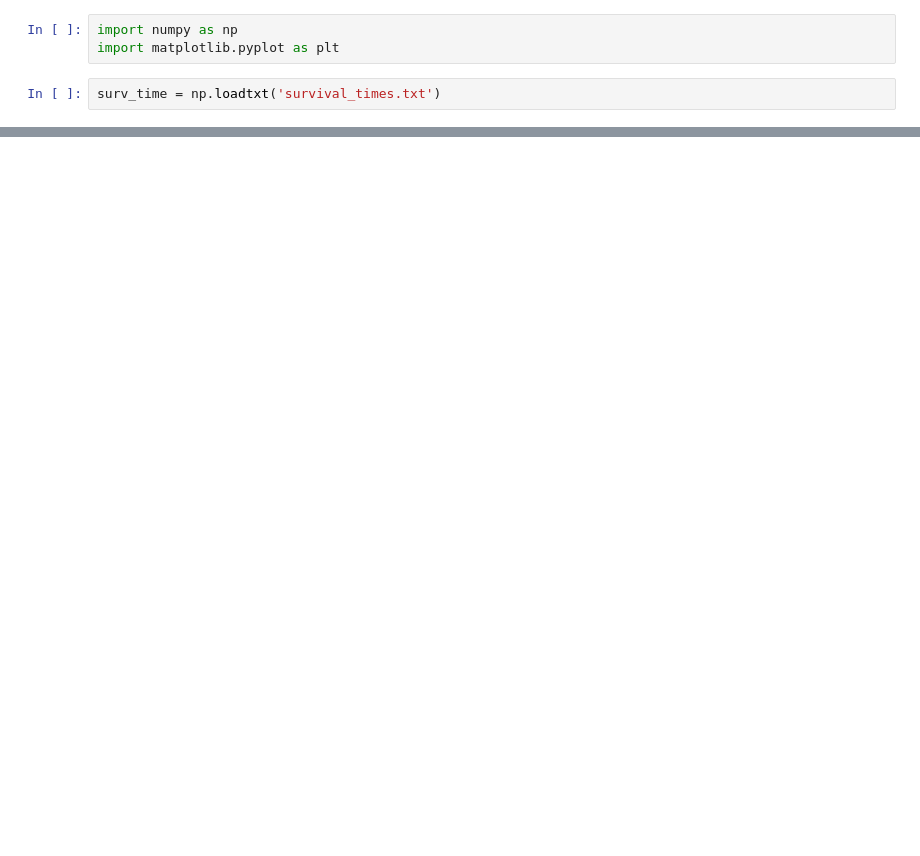
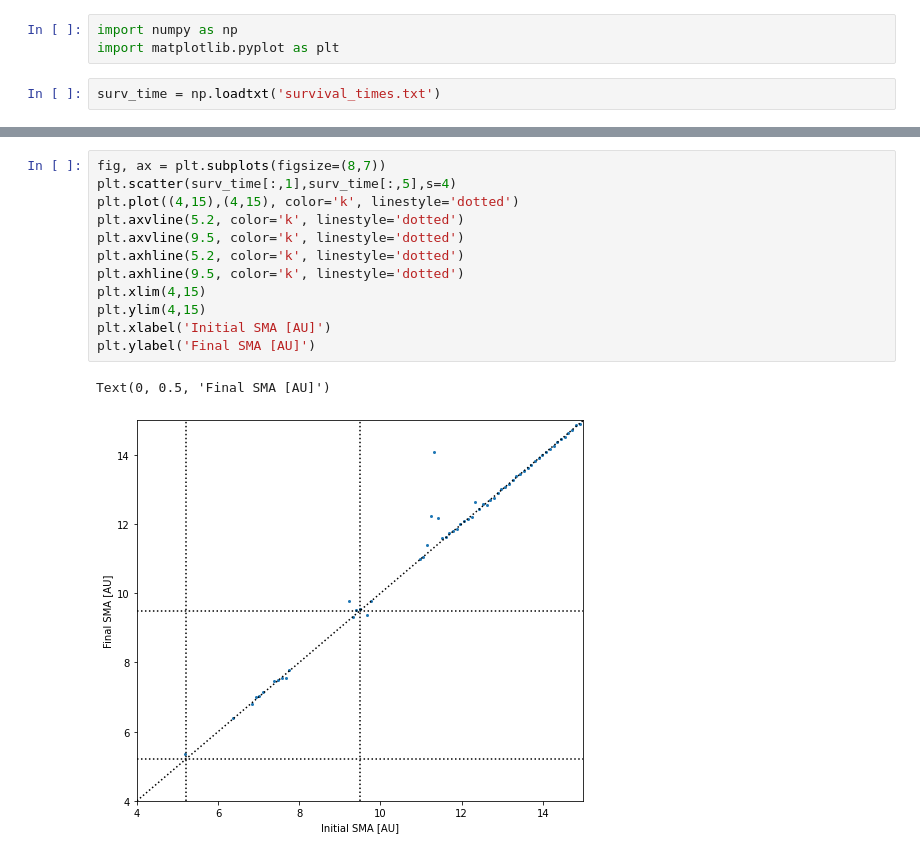
Before and after one commit to MiguelASMAstro/stableplanets, a Jupyter notebook: solarsystem.ipynb, the cells around one changed output, grey strips where cells are left out. Saved outputs shown, nothing was run; the diff lists cells and outputs as text; blank space fills up the shorter version.

```diff
--- a/solarsystem.ipynb
+++ b/solarsystem.ipynb
@@ -12 +19,16 @@ plt.yscale('log')
+# %%
+fig, ax = plt.subplots(figsize=(8,7))
+plt.scatter(surv_time[:,1],surv_time[:,5],s=4)
+plt.plot((4,15),(4,15), color='k', linestyle='dotted')
+plt.axvline(5.2, color='k', linestyle='dotted')
+plt.axvline(9.5, color='k', linestyle='dotted')
+plt.axhline(5.2, color='k', linestyle='dotted')
+plt.axhline(9.5, color='k', linestyle='dotted')
+plt.xlim(4,15)
+plt.ylim(4,15)
+plt.xlabel('Initial SMA [AU]')
+plt.ylabel('Final SMA [AU]')
+# %% [output]
+Text(0, 0.5, 'Final SMA [AU]')
+[figure, added]
 # %%
```
Also changed, not shown: parts of 4 cells of this notebook, 9 other files.
